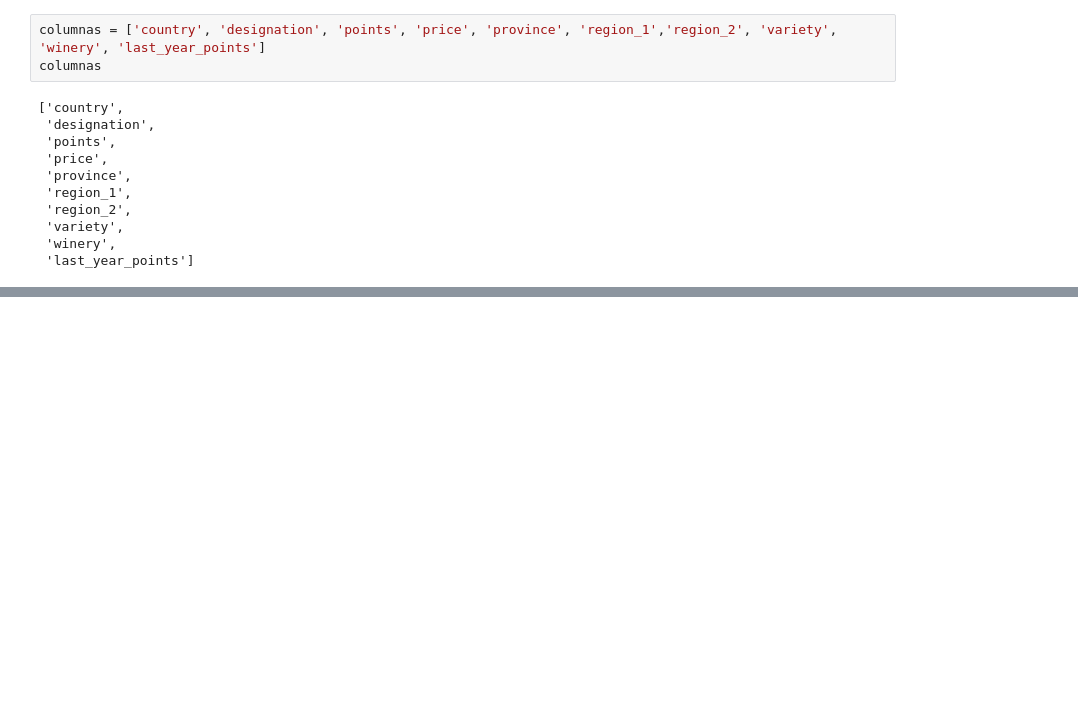
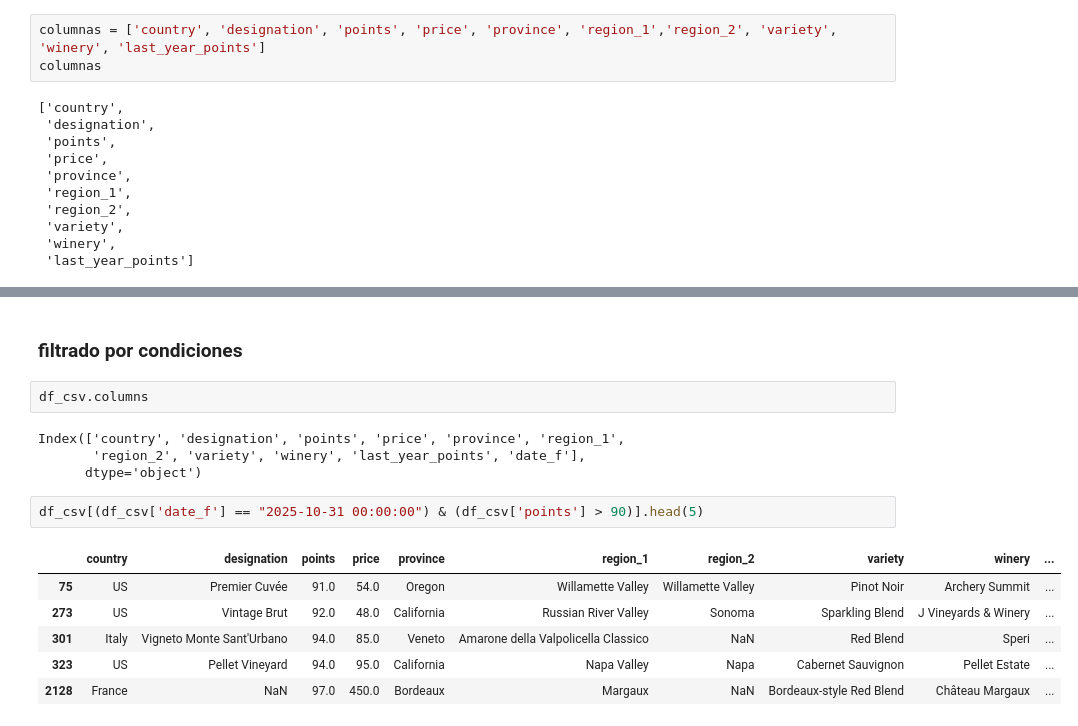
Before and after one commit to Lenis0207/PAD_2025_IIB1, a Jupyter notebook: src/clases_ad/clase_5678_pandas.ipynb, the cells around one changed output, grey strips where cells are left out. Saved outputs shown, nothing was run; the diff lists cells and outputs as text; blank space fills up the shorter version.

```diff
--- a/src/clases_ad/clase_5678_pandas.ipynb
+++ b/src/clases_ad/clase_5678_pandas.ipynb
@@ -95,0 +278,17 @@ columnas
+# %% [markdown]
+### filtrado por condiciones
+# %%
+df_csv.columns
+# %% [output]
+Index(['country', 'designation', 'points', 'price', 'province', 'region_1',
+       'region_2', 'variety', 'winery', 'last_year_points', 'date_f'],
+      dtype='object')
+# %%
+df_csv[(df_csv['date_f'] == "2025-10-31 00:00:00") & (df_csv['points'] > 90)].head(5)
+# %% [output]
+|  | country | designation | points | price | province | region_1 | region_2 | variety | winery | ... |
+| 75 | US | Premier Cuvée | 91.0 | 54.0 | Oregon | Willamette Valley | Willamette Valley | Pinot Noir | Archery Summit | ... |
+| 273 | US | Vintage Brut | 92.0 | 48.0 | California | Russian River Valley | Sonoma | Sparkling Blend | J Vineyards & Winery | ... |
+| 301 | Italy | Vigneto Monte Sant'Urbano | 94.0 | 85.0 | Veneto | Amarone della Valpolicella Classico | NaN | Red Blend | Speri | ... |
+| 323 | US | Pellet Vineyard | 94.0 | 95.0 | California | Napa Valley | Napa | Cabernet Sauvignon | Pellet Estate | ... |
+| 2128 | France | NaN | 97.0 | 450.0 | Bordeaux | Margaux | NaN | Bordeaux-style Red Blend | Château Margaux | ... |
```
Also changed, not shown: parts of 42 cells of this notebook.
